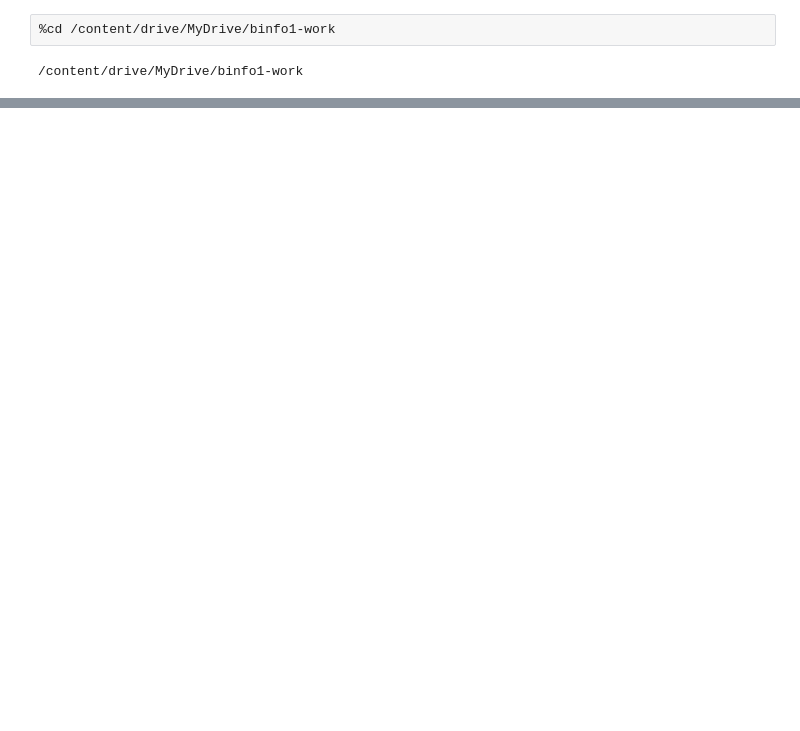
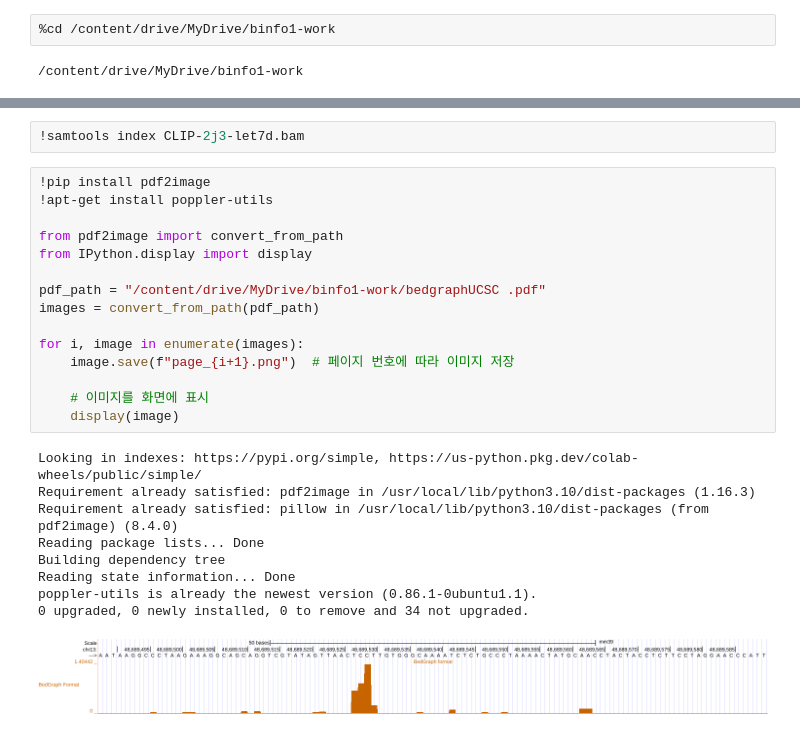
Before and after one commit to YUHYUNSEONG/YHS, a Jupyter notebook: bioinfoproject_YHS.ipynb, the cells around one changed output, grey strips where cells are left out. Drawn from its saved outputs; the diff is of its cells as text; blank space fills up the shorter version.

```diff
--- a/bioinfoproject_YHS.ipynb
+++ b/bioinfoproject_YHS.ipynb
@@ -185,0 +363,27 @@ KeyboardInterrupt: ignored
+# %%
+!samtools index CLIP-2j3-let7d.bam
+# %%
+!pip install pdf2image
+!apt-get install poppler-utils
+
+from pdf2image import convert_from_path
+from IPython.display import display
+
+pdf_path = "/content/drive/MyDrive/binfo1-work/bedgraphUCSC .pdf"
+images = convert_from_path(pdf_path)
+
+for i, image in enumerate(images):
+    image.save(f"page_{i+1}.png")  # 페이지 번호에 따라 이미지 저장
+
+    # 이미지를 화면에 표시
+    display(image)
+# %% [output]
+Looking in indexes: https://pypi.org/simple, https://us-python.pkg.dev/colab-wheels/public/simple/
+Requirement already satisfied: pdf2image in /usr/local/lib/python3.10/dist-packages (1.16.3)
+Requirement already satisfied: pillow in /usr/local/lib/python3.10/dist-packages (from pdf2image) (8.4.0)
+Reading package lists... Done
+Building dependency tree
+Reading state information... Done
+poppler-utils is already the newest version (0.86.1-0ubuntu1.1).
+0 upgraded, 0 newly installed, 0 to remove and 34 not upgraded.
+[figure, added]
```
Also changed, not shown: parts of 36 cells of this notebook.
